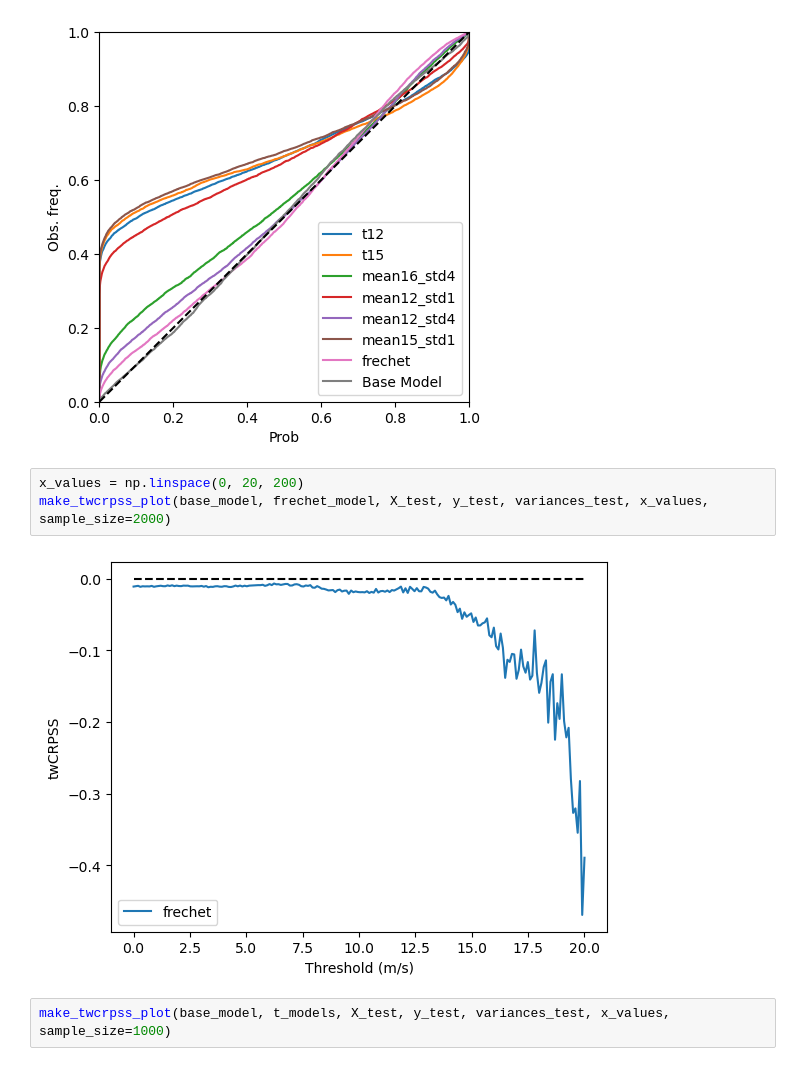
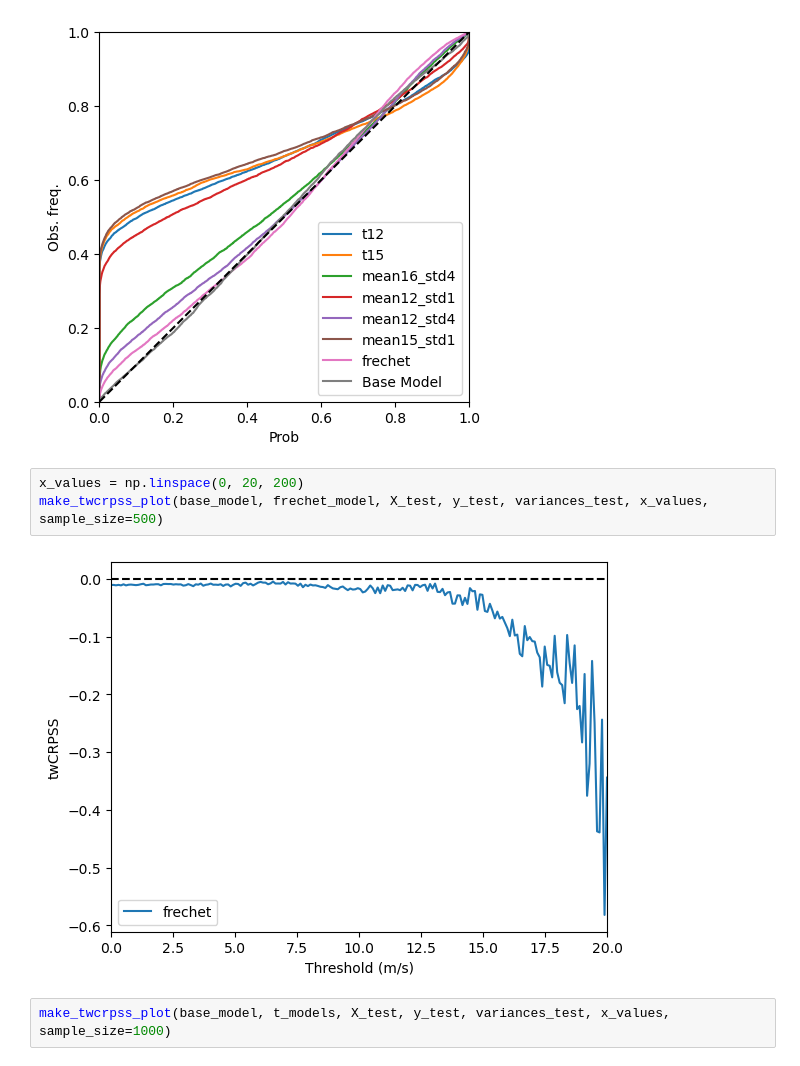
Before and after one commit to SimonHakvoort/thesiscode, a Jupyter notebook: src/emos_results/frechet.ipynb, the cells around one changed output. Cells and saved outputs as stored; diff of their text form.

```diff
--- a/src/emos_results/frechet.ipynb
+++ b/src/emos_results/frechet.ipynb
@@ -101,9 +101,9 @@ There are 7780 values in the PIT diagram
 [figure]
 # %%
 x_values = np.linspace(0, 20, 200)
-make_twcrpss_plot(base_model, frechet_model, X_test, y_test, variances_test, x_values, sample_size=2000)
+make_twcrpss_plot(base_model, frechet_model, X_test, y_test, variances_test, x_values, sample_size=500)
 # %% [output]
-[figure, old version]
+[figure, new version]
 # %%
 make_twcrpss_plot(base_model, t_models, X_test, y_test, variances_test, x_values, sample_size=1000)
 # %% [output]
```
Also changed, not shown: parts of 3 cells of this notebook, 8 other files.
